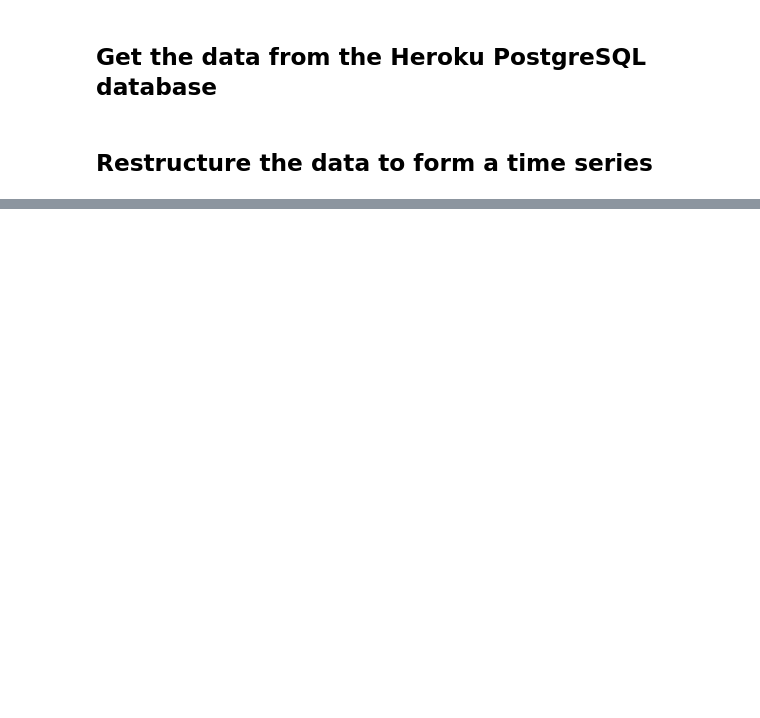
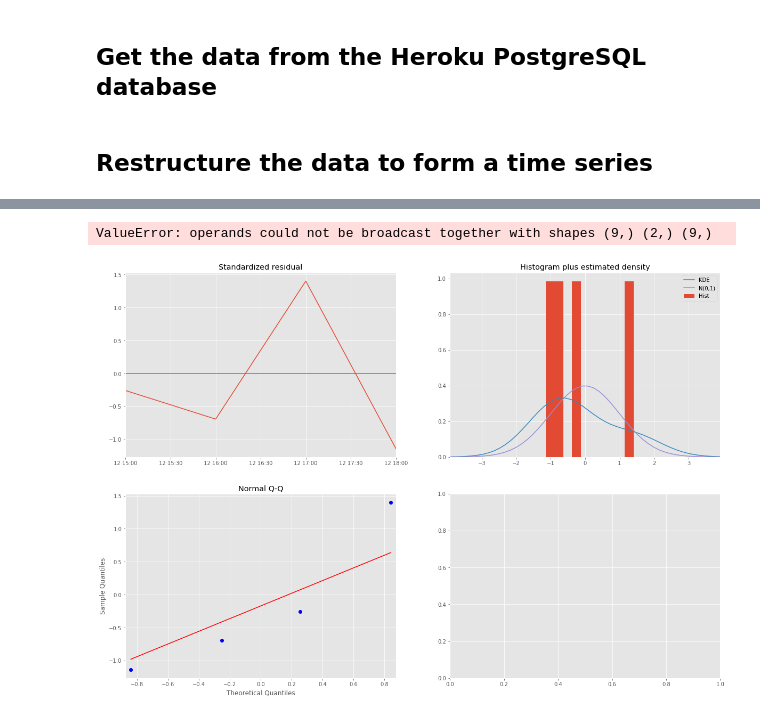
Before and after one commit to bryanhonof/Smart-Systems-Assignment-1, a Jupyter notebook: Python/test_notebook.ipynb, the cells around one changed output, grey strips where cells are left out. Cells and saved outputs as stored; diff of their text form; code cells hidden in the pictures; blank space fills up the shorter version.

```diff
--- a/Python/test_notebook.ipynb
+++ b/Python/test_notebook.ipynb
@@ -88,0 +97,3 @@ None
+# %%
+train_data = my_df['2018-11-11':]
+test_data  = my_df['2018-11-13':]
@@ -88,0 +127,15 @@ None
+# %%
+# Let's fit this model
+mod = sm.tsa.statespace.SARIMAX(train_data,
+                                order=SARIMAX_model[AIC.index(min(AIC))][0],
+                                seasonal_order=SARIMAX_model[AIC.index(min(AIC))][1],
+                                enforce_stationarity=False,
+                                enforce_invertibility=False)
+
+results = mod.fit()
+# %%
+results.plot_diagnostics(figsize=(20, 14))
+plt.show()
+# %% [output]
+ValueError: operands could not be broadcast together with shapes (9,) (2,) (9,)
+[figure, added]
```
Also changed, not shown: parts of 10 cells of this notebook.
